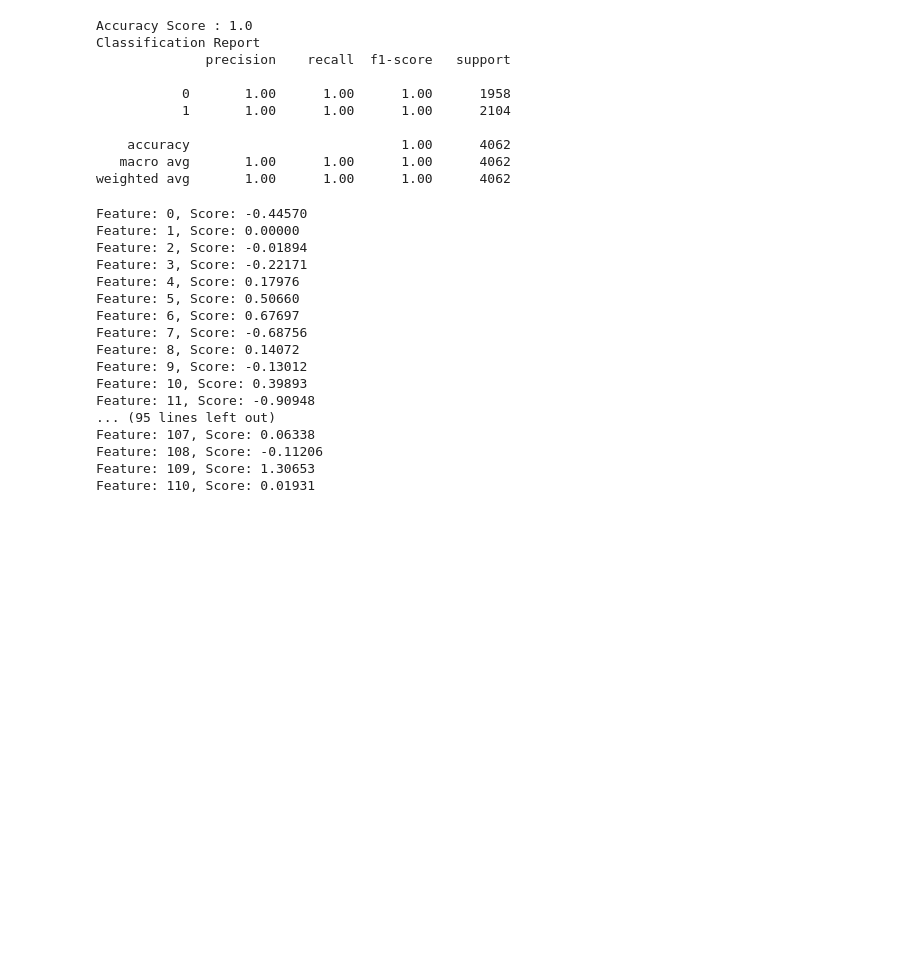
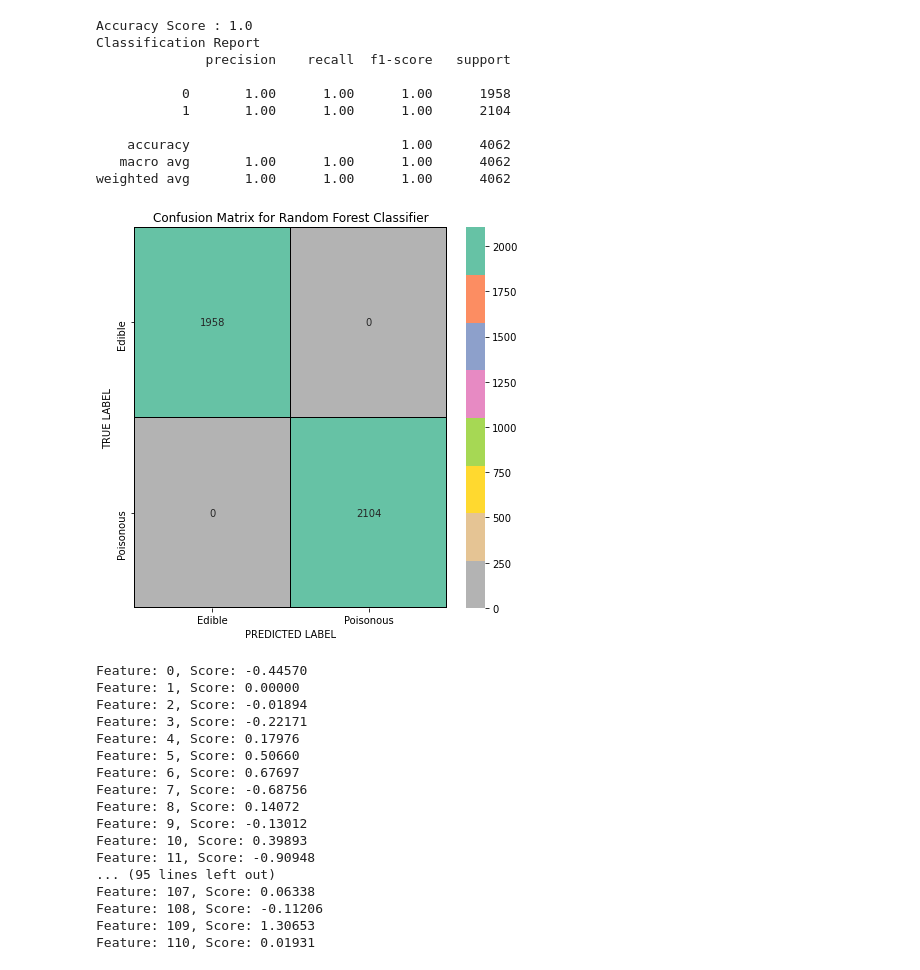
Before and after one commit to Vaishali715/Final_Project, a Jupyter notebook: mushrooms_neural_net.ipynb, the cells around one changed output. Cells and saved outputs as stored; diff of their text form; code cells hidden in the pictures; blank space fills up the shorter version.

```diff
--- a/mushrooms_neural_net.ipynb
+++ b/mushrooms_neural_net.ipynb
@@ -481,10 +520,10 @@ rf_model = rf_model.fit(X_train_scaled, y_train)
 predictions = rf_model.predict(X_test_scaled)
 
 # Calculating the confusion matrix.
-cm = confusion_matrix(y_test, predictions)
+cm_rf = confusion_matrix(y_test, predictions)
 
 # Create a DataFrame from the confusion matrix.
-cm_df = pd.DataFrame(cm, index=["Actual 0", "Actual 1"], columns=["Predicted 0", "Predicted 1"])
+cm_df = pd.DataFrame(cm_rf, index=["Actual 0", "Actual 1"], columns=["Predicted 0", "Predicted 1"])
 cm_df
 
 # Calculating the accuracy score.
@@ -511,6 +550,19 @@ Classification Report
     accuracy                           1.00      4062
    macro avg       1.00      1.00      1.00      4062
 weighted avg       1.00      1.00      1.00      4062
+# %%
+# Create confusion matrix
+x_axis_labels = ["Edible", "Poisonous"]
+y_axis_labels = ["Edible", "Poisonous"]
+f, ax = plt.subplots(figsize =(7,7))
+sns.heatmap(cm_rf, annot = True, linewidths=0.2, linecolor="black", fmt = ".0f", ax=ax, cmap="Set2_r", xticklabels=x_axis_labels, yticklabels=y_axis_labels)
+plt.xlabel("PREDICTED LABEL")
+plt.ylabel("TRUE LABEL")
+plt.title('Confusion Matrix for Random Forest Classifier');
+#plt.savefig("rfcm.png", format='png', dpi=500, bbox_inches='tight')
+plt.show()
+# %% [output]
+[figure, added]
 # %%
 # Calculate feature importance in the Random Forest model.
 importances = rf_model.feature_importances_
```
Also changed, not shown: parts of 14 cells of this notebook, 2 other files.
